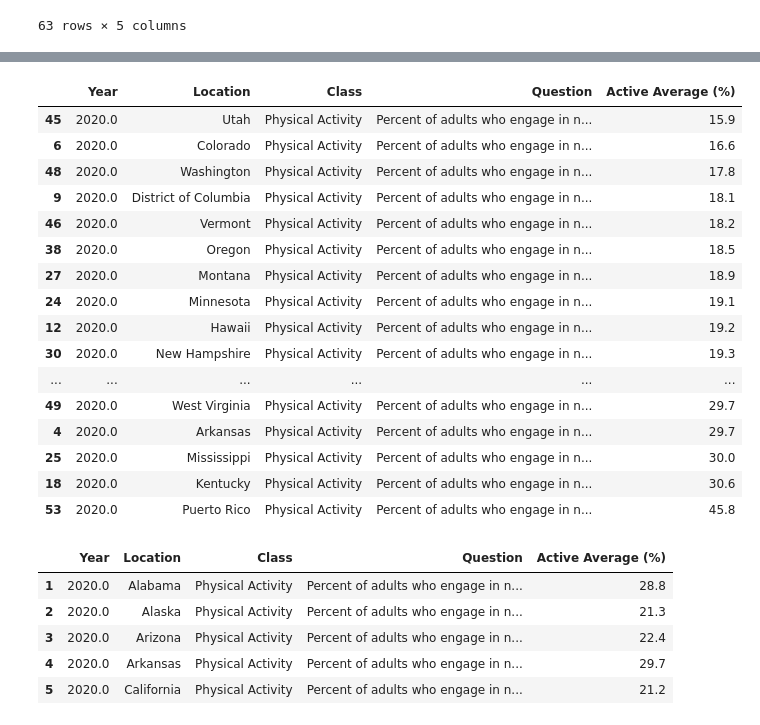
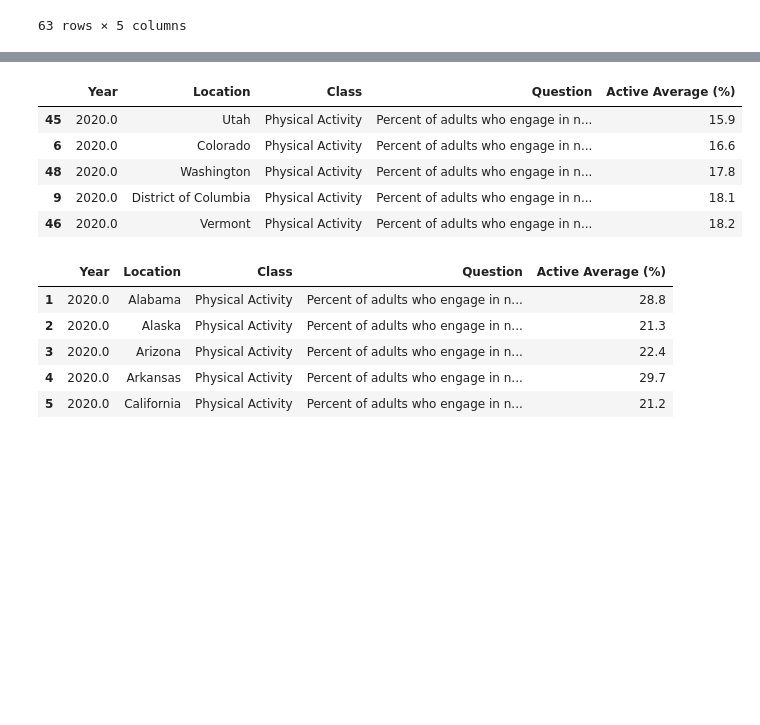
Before and after one commit to latoyawenzinger/Project_1_Healthcare, a Jupyter notebook: Obesity in Locations.ipynb, the cells around one changed output, grey strips where cells are left out. Cells and saved outputs as stored; diff of their text form; code cells hidden in the pictures; blank space fills up the shorter version.

```diff
--- a/Obesity in Locations.ipynb
+++ b/Obesity in Locations.ipynb
@@ -161,27 +117,16 @@ best
 # %%
 # sort obesity for Lowest to hightest
 # The worst location
 
 worst = activity_final_df.sort_values("Active Average (%)")
-worst
+worst.head()
 # %% [output]
 |  | Year | Location | Class | Question | Active Average (%) |
 | 45 | 2020.0 | Utah | Physical Activity | Percent of adults who engage in n... | 15.9 |
 | 6 | 2020.0 | Colorado | Physical Activity | Percent of adults who engage in n... | 16.6 |
 | 48 | 2020.0 | Washington | Physical Activity | Percent of adults who engage in n... | 17.8 |
 | 9 | 2020.0 | District of Columbia | Physical Activity | Percent of adults who engage in n... | 18.1 |
 | 46 | 2020.0 | Vermont | Physical Activity | Percent of adults who engage in n... | 18.2 |
-| 38 | 2020.0 | Oregon | Physical Activity | Percent of adults who engage in n... | 18.5 |
-| 27 | 2020.0 | Montana | Physical Activity | Percent of adults who engage in n... | 18.9 |
-| 24 | 2020.0 | Minnesota | Physical Activity | Percent of adults who engage in n... | 19.1 |
-| 12 | 2020.0 | Hawaii | Physical Activity | Percent of adults who engage in n... | 19.2 |
-| 30 | 2020.0 | New Hampshire | Physical Activity | Percent of adults who engage in n... | 19.3 |
-| ... | ... | ... | ... | ... | ... |
-| 49 | 2020.0 | West Virginia | Physical Activity | Percent of adults who engage in n... | 29.7 |
-| 4 | 2020.0 | Arkansas | Physical Activity | Percent of adults who engage in n... | 29.7 |
-| 25 | 2020.0 | Mississippi | Physical Activity | Percent of adults who engage in n... | 30.0 |
-| 18 | 2020.0 | Kentucky | Physical Activity | Percent of adults who engage in n... | 30.6 |
-| 53 | 2020.0 | Puerto Rico | Physical Activity | Percent of adults who engage in n... | 45.8 |
 # %%
 activity_final_df.head()
 # %% [output]
```
Also changed, not shown: parts of 10 cells of this notebook, 2 other files.
